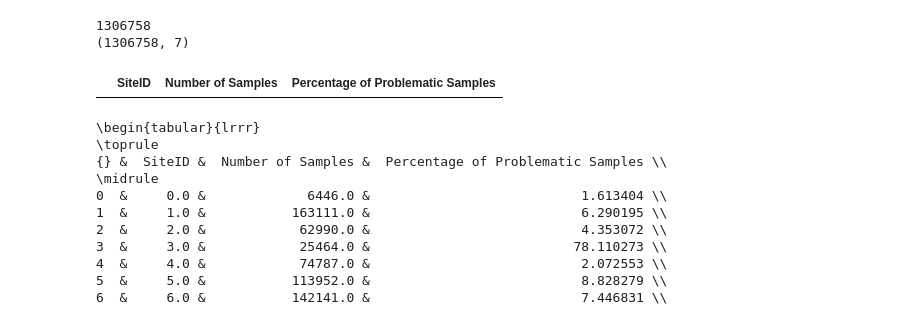
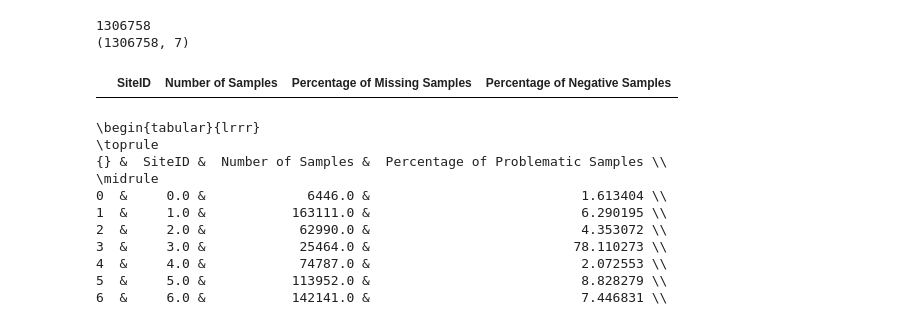
Before and after one commit to highpreef/IAML, a Jupyter notebook: Assignment 2.ipynb, the cells around one changed output. Saved outputs shown, nothing was run; the diff lists cells and outputs as text; code cells hidden in the pictures.

```diff
--- a/Assignment 2.ipynb
+++ b/Assignment 2.ipynb
@@ -297,9 +393,10 @@ print(BA_ex.shape)
 (1306758, 7)
 # %%
 df = pd.DataFrame(columns=['SiteID', 'Number of Samples', 'Percentage of Problematic Samples'])
-df
+table = pd.DataFrame(columns=['SiteID', 'Number of Samples', 'Percentage of Missing Samples', 'Percentage of Negative Samples'])
+table
 # %% [output]
-|  | SiteID | Number of Samples | Percentage of Problematic Samples |
+|  | SiteID | Number of Samples | Percentage of Missing Samples | Percentage of Negative Samples |
 # %%
 for i in np.arange(18):
     num = BA_ex['SiteID'].value_counts()[i]
```
Also changed, not shown: parts of 23 cells of this notebook.
